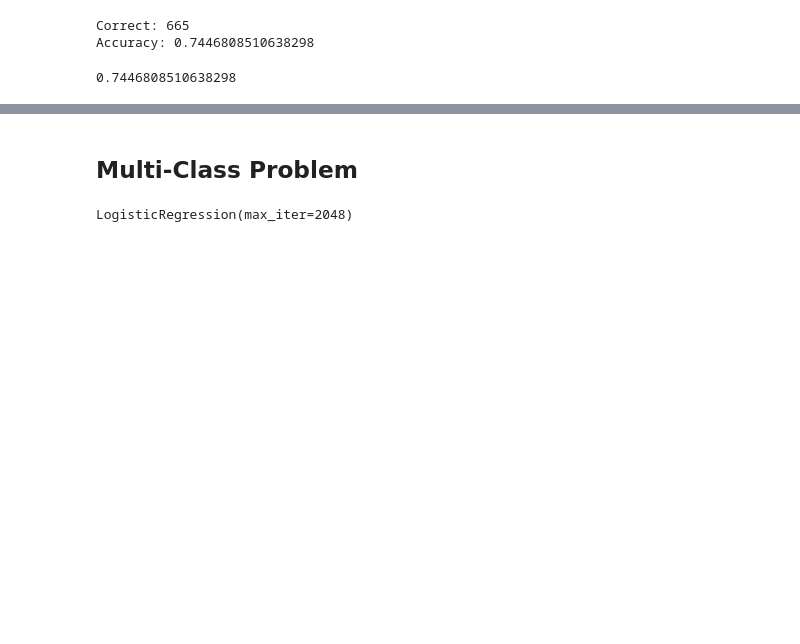
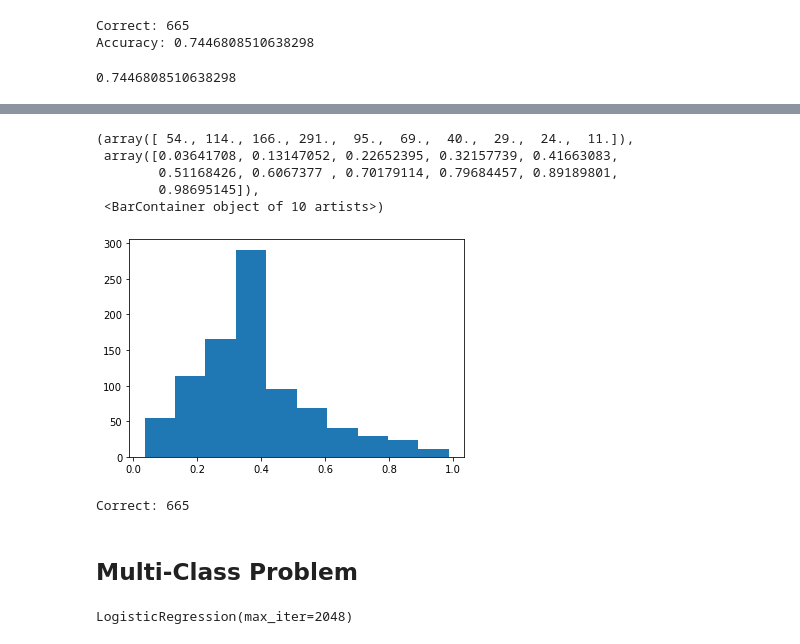
Before and after one commit to cbuntain/umd.inst414, a Jupyter notebook: Module06/00-GenreClassifier.ipynb, the cells around one changed output, grey strips where cells are left out. Drawn from its saved outputs; the diff is of its cells as text; code cells hidden in the pictures; blank space fills up the shorter version.

Commit message:
Added KNN examples and probability predictions

```diff
--- a/Module06/00-GenreClassifier.ipynb
+++ b/Module06/00-GenreClassifier.ipynb
@@ -238,0 +251,3 @@ model.score(X_test, y_test)
+# %%
+class_probabilities = model.predict_proba(X_test)
+class_probabilities
@@ -239,3 +262,25 @@ model.score(X_test, y_test)
+# %%
+plt.hist(class_probabilities[:,1])
+# %% [output]
+(array([ 54., 114., 166., 291.,  95.,  69.,  40.,  29.,  24.,  11.]),
+ array([0.03641708, 0.13147052, 0.22652395, 0.32157739, 0.41663083,
+        0.51168426, 0.6067377 , 0.70179114, 0.79684457, 0.89189801,
+        0.98695145]),
+ <BarContainer object of 10 artists>)
+[figure, added]
+# %%
+# We can binarize these probabilities easily by putting a threshold
+#. on the probability. By default, we may say > 0.5, but
+#. we could be more strict and say > 0.9 or more relaxed and say
+#. >0.33
+prob2binary = class_probabilities[:,1] > 0.5
+
+# After binarization, how many did we get correct?
+correct_count = sum(prob2binary == y_test)
+
+print("Correct:", correct_count)
+# %% [output]
+Correct: 665
 # %% [markdown]
 ## Multi-Class Problem
 # %%
```
Also changed, not shown: parts of 16 cells of this notebook, 1 other file.
